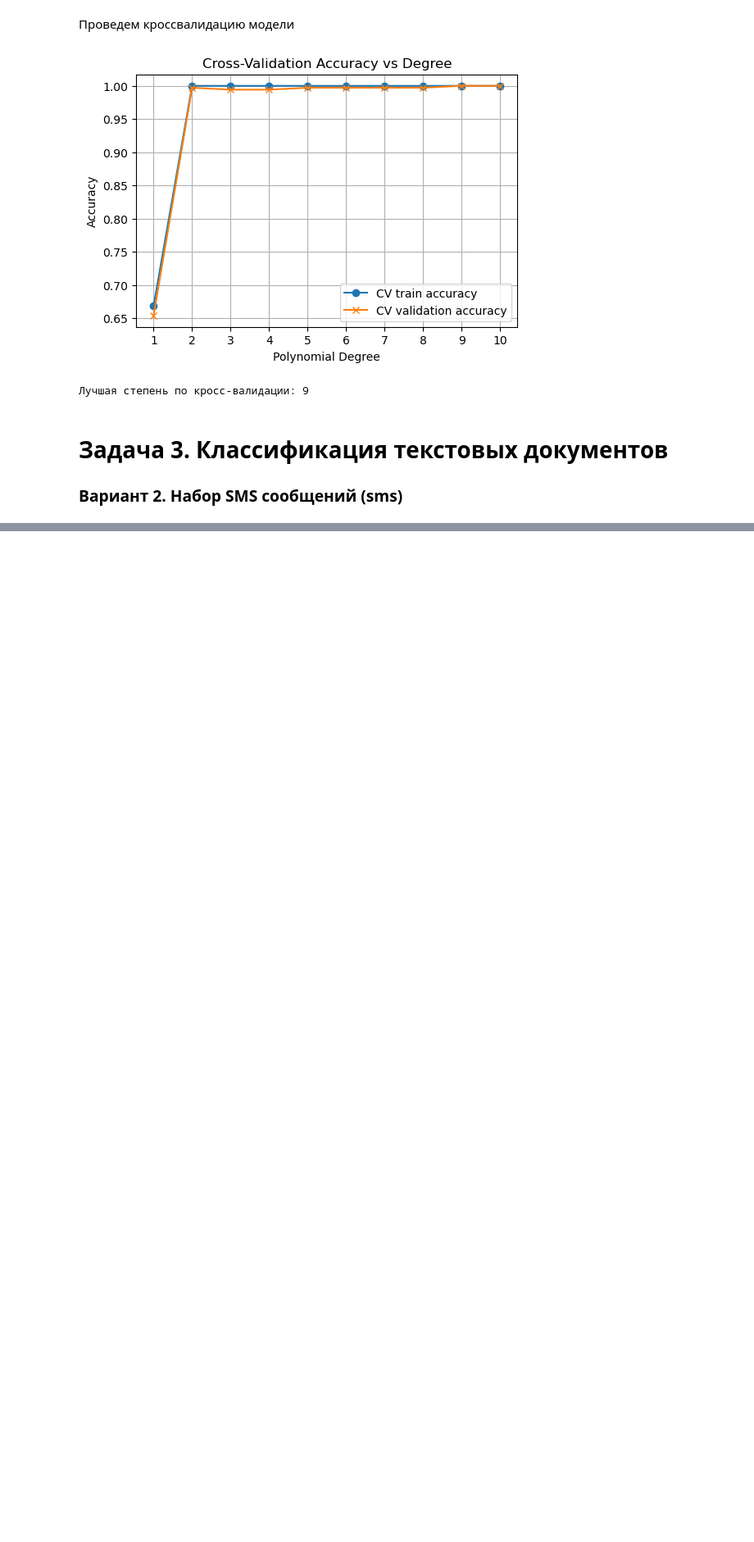
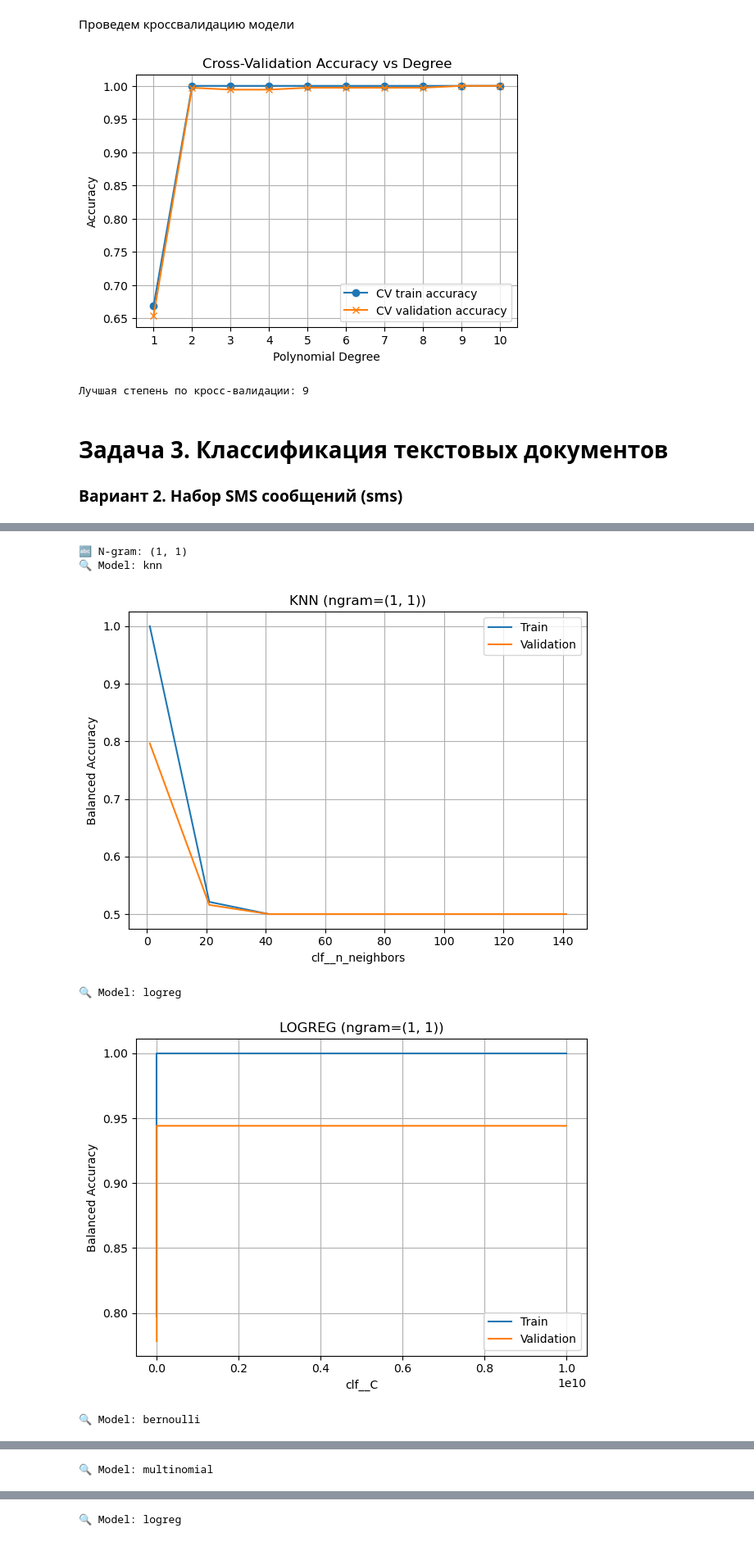
Before and after one commit to SARWX/mlmethods, a Jupyter notebook: task2.ipynb, the cells around one changed output, grey strips where cells are left out. Shown at 82% size. Saved outputs shown, nothing was run; the diff lists cells and outputs as text; code cells hidden in the pictures; blank space fills up the shorter version.

```diff
--- a/task2.ipynb
+++ b/task2.ipynb
@@ -605,0 +661,72 @@ print(f"Лучшая степень по кросс-валидации: {best_cv
+# %%
+data = load_data("SMSSpamCollection")
+X = data['text']
+y = data['label']
+
+# Train/test split
+X_train, X_test, y_train, y_test = train_test_split(X, y, train_size=0.8, stratify=y, random_state=123)
+
+# Гиперпараметры
+param_grids = {
+    'knn': {'clf__n_neighbors': np.arange(1, 150, 20)},
+    'logreg': {'clf__C': np.logspace(-2, 10, 8, base=10)},
+    'bernoulli': {'clf__alpha': np.logspace(-4, 1, 8, base=10)},
+    'multinomial': {'clf__alpha': np.logspace(-4, 1, 8, base=10)}
+}
+
+# Классификаторы
+classifiers = {
+    'knn': KNeighborsClassifier(),
+    'logreg': LogisticRegression(penalty='l2', fit_intercept=True, max_iter=100, C=1e5,
+                                 solver='liblinear', random_state=123),
+    'bernoulli': BernoulliNB(),
+    'multinomial': MultinomialNB()
+}
+
+ngram_ranges = [(1, 1), (2, 2), (1, 2)]
+results = []
+
+for ngram in ngram_ranges:
+    print(f"\n🔤 N-gram: {ngram}")
+    for name, clf in classifiers.items():
+        print(f"🔍 Model: {name}")
+        vectorizer = CountVectorizer(ngram_range=ngram, binary=(name == 'bernoulli'))
+        pipeline = Pipeline([
+            ('vect', vectorizer),
+            ('clf', clf)
+        ])
+        param_grid = param_grids[name]
+        cv = StratifiedKFold(n_splits=4, shuffle=True, random_state=123)
+        grid, train_time = run_grid_search(pipeline, param_grid, X_train, y_train, cv)
+
+        # Evaluate best model
+        best_model = grid.best_estimator_
+        start_pred = time.time()
+        metrics = evaluate_model(best_model, X_test, y_test)
+        pred_time = time.time() - start_pred
+
+        # Log results
+        results.append({
+            "Model": name,
+            "N-gram": ngram,
+            "Best Param": grid.best_params_,
+            "Train Time (s)": round(train_time, 3),
+            "Predict Time (s)": round(pred_time, 3),
+            **metrics
+        })
+
+        # Plot scores
+        param_name = list(grid.best_params_.keys())[0]
+        plot_grid_scores(grid, param_name, f"{name.upper()} (ngram={ngram})")
+
+# Таблица
+df_results = pd.DataFrame(results)
+print("\nFinal Results:")
+print(df_results.sort_values(by="Balanced Accuracy", ascending=False).to_string(index=False))
+# %% [output]
+🔤 N-gram: (1, 1)
+🔍 Model: knn
+[figure, added]
+🔍 Model: logreg
+[figure, added]
+🔍 Model: bernoulli
@@ -605,0 +734 @@ print(f"Лучшая степень по кросс-валидации: {best_cv
+🔍 Model: multinomial
@@ -605,0 +739 @@ print(f"Лучшая степень по кросс-валидации: {best_cv
+🔍 Model: logreg
```
Also changed, not shown: parts of 5 cells of this notebook, 1 other file.
